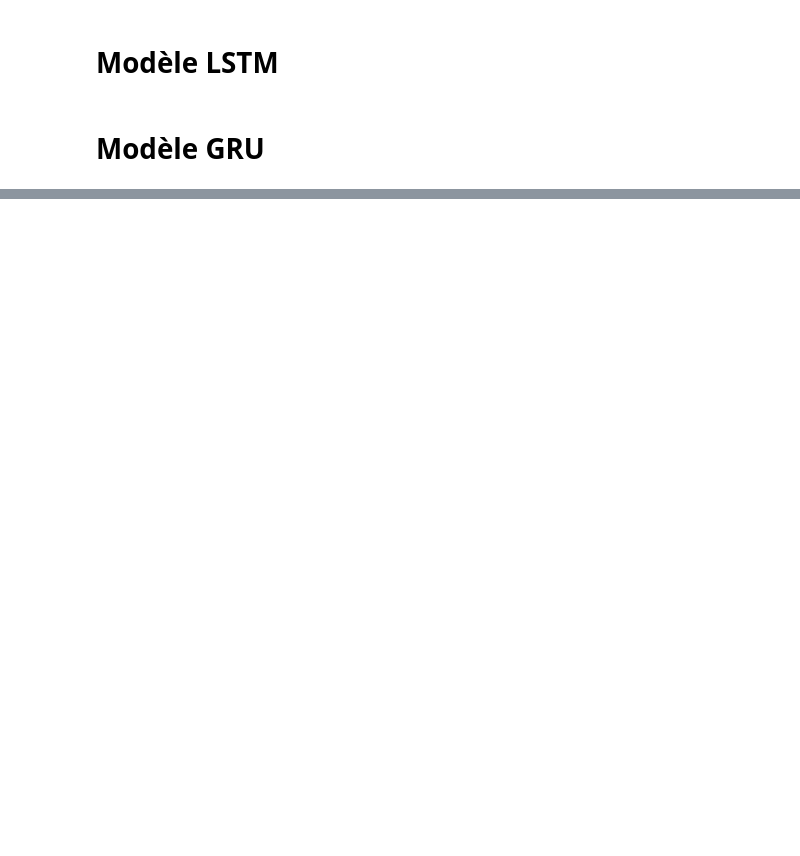
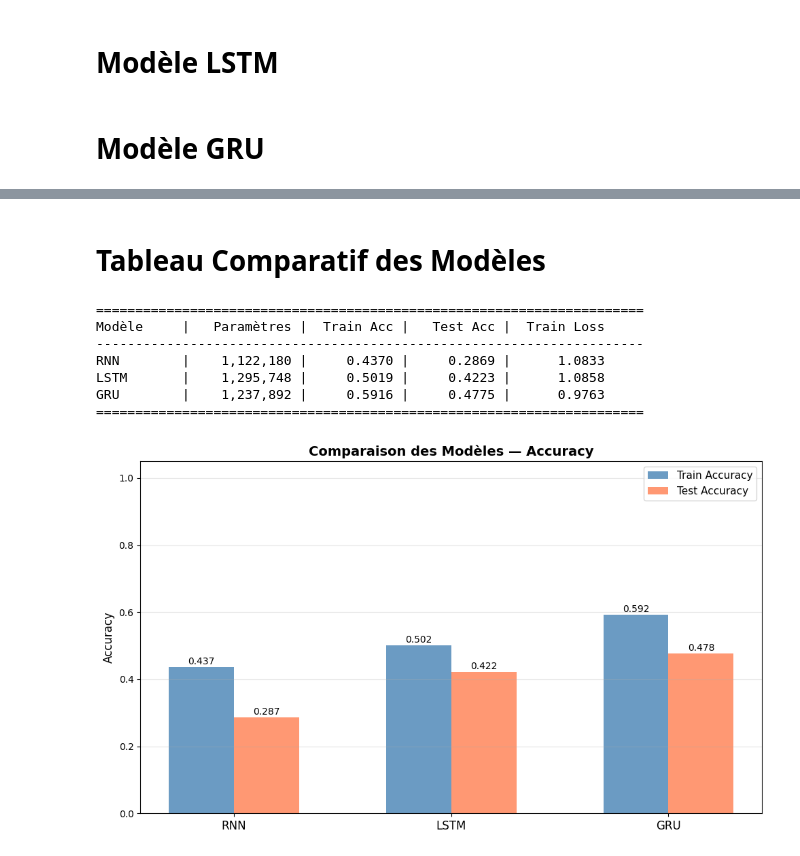
Before and after one commit to YASSIROUH/PROJET-DEEP-LEARNING-, a Jupyter notebook: Partie3_RNN_LSTM_GRU_Seq2Seq_EMSI.ipynb, the cells around one changed output, grey strips where cells are left out. Cells and saved outputs as stored; diff of their text form; code cells hidden in the pictures; blank space fills up the shorter version.

```diff
--- a/Partie3_RNN_LSTM_GRU_Seq2Seq_EMSI.ipynb
+++ b/Partie3_RNN_LSTM_GRU_Seq2Seq_EMSI.ipynb
@@ -361,11 +726,0 @@ plt.show()
-# %%
-
-model.eval()
-
-with torch.no_grad():
-
-    outputs = model(X_test.to(device))
-
-    _, predicted = torch.max(outputs,1)
-
-predicted = predicted.cpu()
@@ -471,0 +784,55 @@ Modèle rechargé avec succès
+# %% [markdown]
+
+# Tableau Comparatif des Modèles
+# %%
+
+print("\n" + "=" * 70)
+print(f"{'Modèle':<10} | {'Paramètres':>12} | {'Train Acc':>10} | {'Test Acc':>10} | {'Train Loss':>11}")
+print("-" * 70)
+print(f"{'RNN':<10} | {rnn_params:>12,} | {rnn_history['train_acc'][-1]:>10.4f} | {rnn_acc:>10.4f} | {rnn_history['train_loss'][-1]:>11.4f}")
+print(f"{'LSTM':<10} | {lstm_params:>12,} | {lstm_history['train_acc'][-1]:>10.4f} | {lstm_acc:>10.4f} | {lstm_history['train_loss'][-1]:>11.4f}")
+print(f"{'GRU':<10} | {gru_params:>12,} | {gru_history['train_acc'][-1]:>10.4f} | {gru_acc:>10.4f} | {gru_history['train_loss'][-1]:>11.4f}")
+print("=" * 70)
+
+# Graphique en barres de la comparaison
+fig, ax = plt.subplots(figsize=(10, 6))
+
+models_names = ['RNN', 'LSTM', 'GRU']
+train_accs = [rnn_history['train_acc'][-1], lstm_history['train_acc'][-1], gru_history['train_acc'][-1]]
+test_accs = [rnn_acc, lstm_acc, gru_acc]
+
+x = np.arange(len(models_names))
+width = 0.3
+
+bars1 = ax.bar(x - width/2, train_accs, width, label='Train Accuracy', color='steelblue', alpha=0.8)
+bars2 = ax.bar(x + width/2, test_accs, width, label='Test Accuracy', color='coral', alpha=0.8)
+
+ax.set_ylabel('Accuracy', fontsize=12)
+ax.set_title('Comparaison des Modèles — Accuracy', fontsize=14, fontweight='bold')
+ax.set_xticks(x)
+ax.set_xticklabels(models_names, fontsize=12)
+ax.legend(fontsize=11)
+ax.set_ylim(0, 1.05)
+ax.grid(axis='y', alpha=0.3)
+
+# Ajouter les valeurs sur les barres
+for bar in bars1:
+    height = bar.get_height()
+    ax.annotate(f'{height:.3f}', xy=(bar.get_x() + bar.get_width()/2, height),
+                xytext=(0, 3), textcoords='offset points', ha='center', fontsize=10)
+for bar in bars2:
+    height = bar.get_height()
+    ax.annotate(f'{height:.3f}', xy=(bar.get_x() + bar.get_width()/2, height),
+                xytext=(0, 3), textcoords='offset points', ha='center', fontsize=10)
+
+plt.tight_layout()
+plt.show()
+# %% [output]
+======================================================================
+Modèle     |   Paramètres |  Train Acc |   Test Acc |  Train Loss
+----------------------------------------------------------------------
+RNN        |    1,122,180 |     0.4370 |     0.2869 |      1.0833
+LSTM       |    1,295,748 |     0.5019 |     0.4223 |      1.0858
+GRU        |    1,237,892 |     0.5916 |     0.4775 |      0.9763
+======================================================================
+[figure, added]
```
Also changed, not shown: parts of 74 cells of this notebook, 1 other file.
